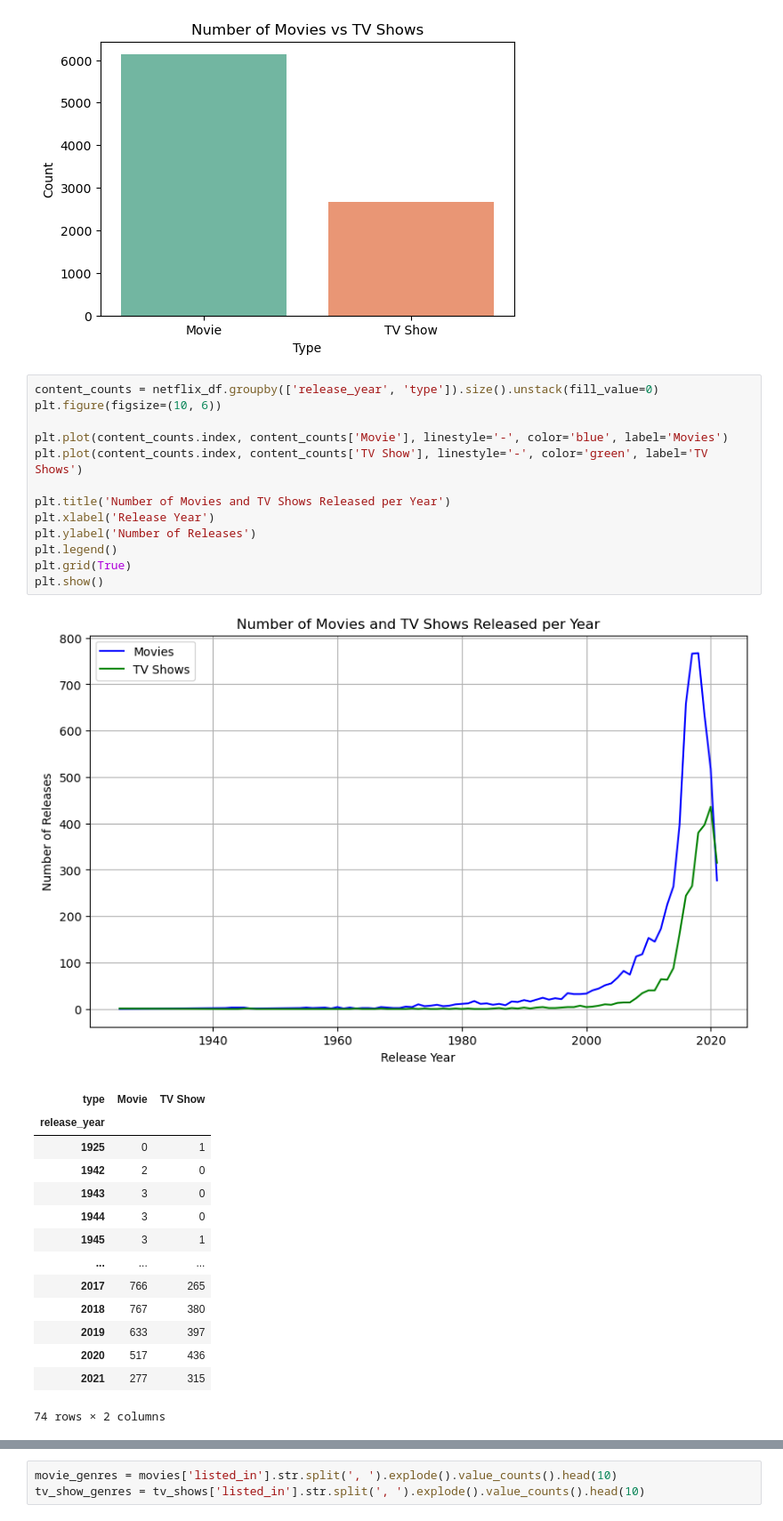
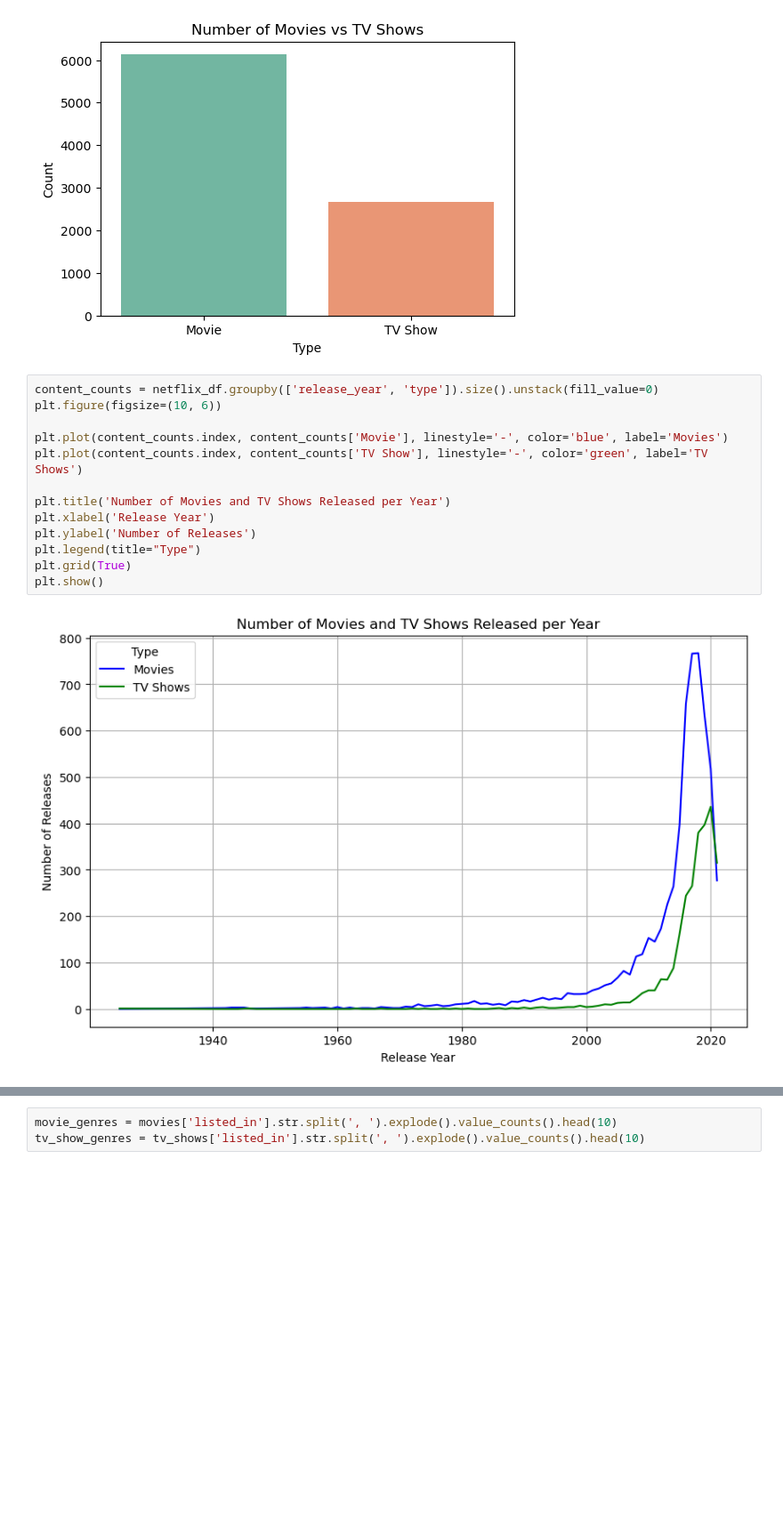
Before and after one commit to Omar-Elnazly/Netflix-Analysis, a Jupyter notebook: main notebook.ipynb, the cells around one changed output, grey strips where cells are left out. Shown: that part at 89% size. Drawn from its saved outputs; the diff is of its cells as text; blank space fills up the shorter version.

```diff
--- a/main notebook.ipynb
+++ b/main notebook.ipynb
@@ -114,30 +114,16 @@ plt.show()
 # %%
 content_counts = netflix_df.groupby(['release_year', 'type']).size().unstack(fill_value=0)
 plt.figure(figsize=(10, 6))
 
 plt.plot(content_counts.index, content_counts['Movie'], linestyle='-', color='blue', label='Movies')
 plt.plot(content_counts.index, content_counts['TV Show'], linestyle='-', color='green', label='TV Shows')
 
 plt.title('Number of Movies and TV Shows Released per Year')
 plt.xlabel('Release Year')
 plt.ylabel('Number of Releases')
-plt.legend()
+plt.legend(title="Type")
 plt.grid(True)
 plt.show()
 # %% [output]
-[figure, old version]
+[figure, new version]
-| type | Movie | TV Show |
-| release_year |  |  |
-| 1925 | 0 | 1 |
-| 1942 | 2 | 0 |
-| 1943 | 3 | 0 |
-| 1944 | 3 | 0 |
-| 1945 | 3 | 1 |
-| ... | ... | ... |
-| 2017 | 766 | 265 |
-| 2018 | 767 | 380 |
-| 2019 | 633 | 397 |
-| 2020 | 517 | 436 |
-| 2021 | 277 | 315 |
-74 rows × 2 columns
 # %%
```
Also changed, not shown: parts of 6 cells of this notebook.
